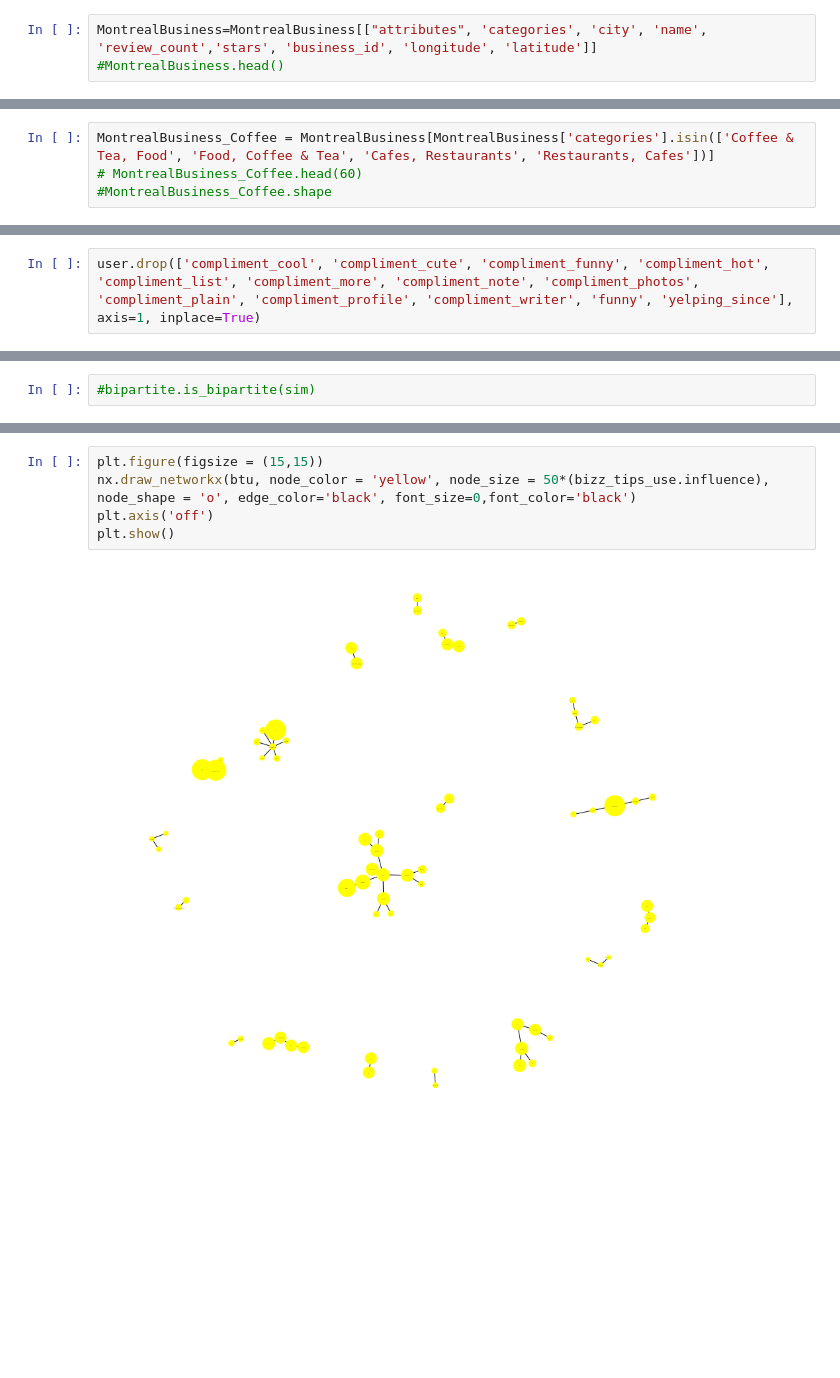
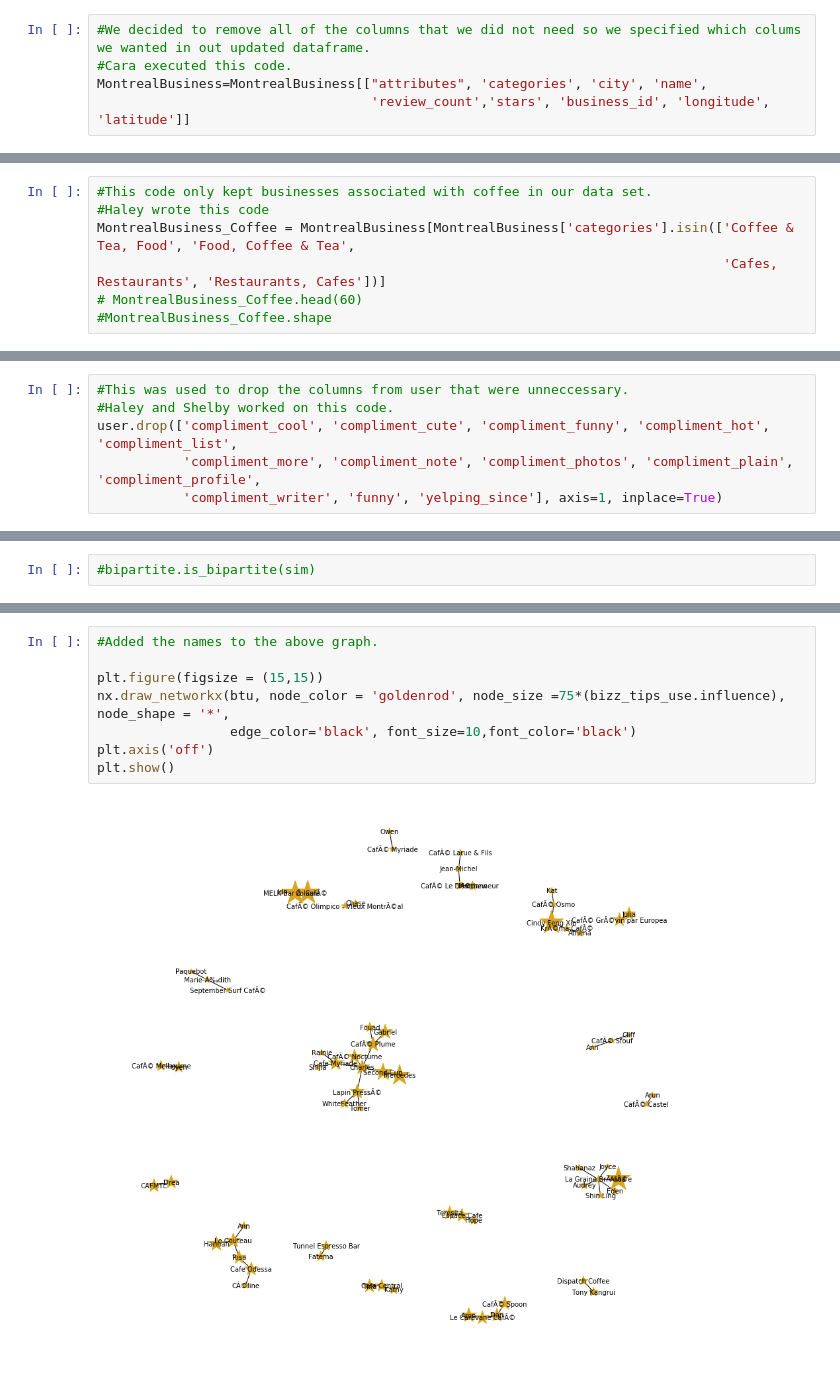
Before and after one commit to rhoffp4/Montreal_food, a Jupyter notebook: Yelp_project.ipynb, the cells around one changed output, grey strips where cells are left out. Drawn from its saved outputs; the diff is of its cells as text; blank space fills up the shorter version.

```diff
--- a/Yelp_project.ipynb
+++ b/Yelp_project.ipynb
@@ -28,7 +45,9 @@ MontrealBusiness = business_df[cityisMontreal]
 MontrealBusiness.city = MontrealBusiness.city.replace({'MontrÃ©al':'Montreal'})
 # MontrealBusiness.tail(100)
-# %%
-MontrealBusiness=MontrealBusiness[["attributes", 'categories', 'city', 'name', 'review_count','stars', 'business_id', 'longitude', 'latitude']]
-#MontrealBusiness.head()
+# %%
+#We decided to remove all of the columns that we did not need so we specified which colums we wanted in out updated dataframe.
+#Cara executed this code.
+MontrealBusiness=MontrealBusiness[["attributes", 'categories', 'city', 'name',
+                                   'review_count','stars', 'business_id', 'longitude', 'latitude']]
 # %%
 # MontrealBusiness.head()
@@ -37,5 +57,8 @@ MontrealBusiness=MontrealBusiness[["attributes", 'categories', 'city', 'name', '
 # %%
-MontrealBusiness_Coffee = MontrealBusiness[MontrealBusiness['categories'].isin(['Coffee & Tea, Food', 'Food, Coffee & Tea', 'Cafes, Restaurants', 'Restaurants, Cafes'])]
+#This code only kept businesses associated with coffee in our data set.
+#Haley wrote this code
+MontrealBusiness_Coffee = MontrealBusiness[MontrealBusiness['categories'].isin(['Coffee & Tea, Food', 'Food, Coffee & Tea',
+                                                                                'Cafes, Restaurants', 'Restaurants, Cafes'])]
 # MontrealBusiness_Coffee.head(60)
 #MontrealBusiness_Coffee.shape
 # %%
@@ -63,2 +94,6 @@ user = pd.read_json('user.json', lines=True)
 # %%
-user.drop(['compliment_cool', 'compliment_cute', 'compliment_funny', 'compliment_hot', 'compliment_list', 'compliment_more', 'compliment_note', 'compliment_photos', 'compliment_plain', 'compliment_profile', 'compliment_writer', 'funny', 'yelping_since'], axis=1, inplace=True)
+#This was used to drop the columns from user that were unneccessary.
+#Haley and Shelby worked on this code.
+user.drop(['compliment_cool', 'compliment_cute', 'compliment_funny', 'compliment_hot', 'compliment_list',
+           'compliment_more', 'compliment_note', 'compliment_photos', 'compliment_plain', 'compliment_profile',
+           'compliment_writer', 'funny', 'yelping_since'], axis=1, inplace=True)
@@ -178,7 +275,10 @@ Average degree:   1.4571
 # %%
+#Added the names to the above graph.
+
 plt.figure(figsize = (15,15))
-nx.draw_networkx(btu, node_color = 'yellow', node_size = 50*(bizz_tips_use.influence), node_shape = 'o', edge_color='black', font_size=0,font_color='black')
+nx.draw_networkx(btu, node_color = 'goldenrod', node_size =75*(bizz_tips_use.influence), node_shape = '*',
+                 edge_color='black', font_size=10,font_color='black')
 plt.axis('off')
 plt.show()
 # %% [output]
-[figure, old version]
+[figure, new version]
```
Also changed, not shown: parts of 72 cells of this notebook.
